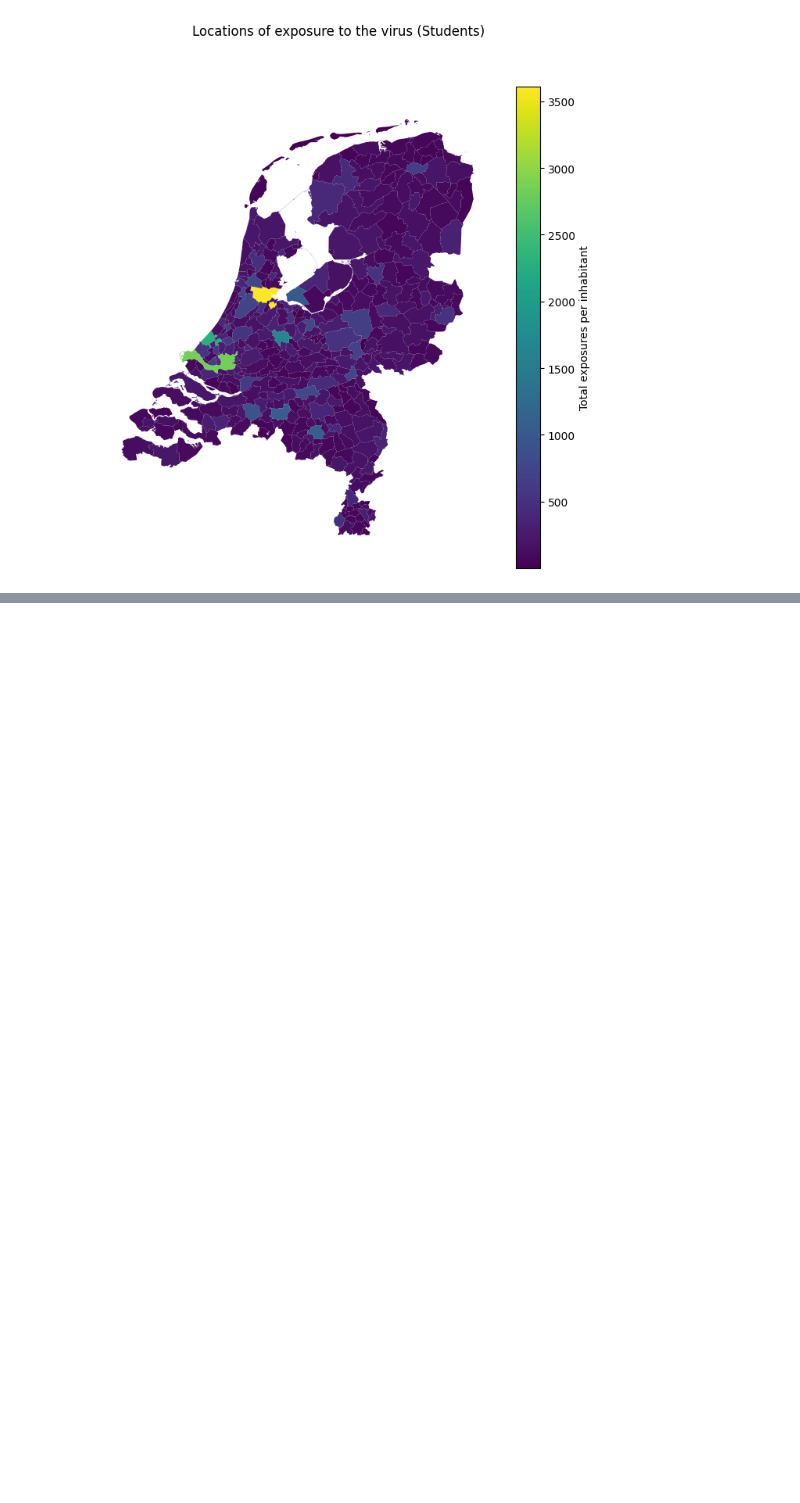
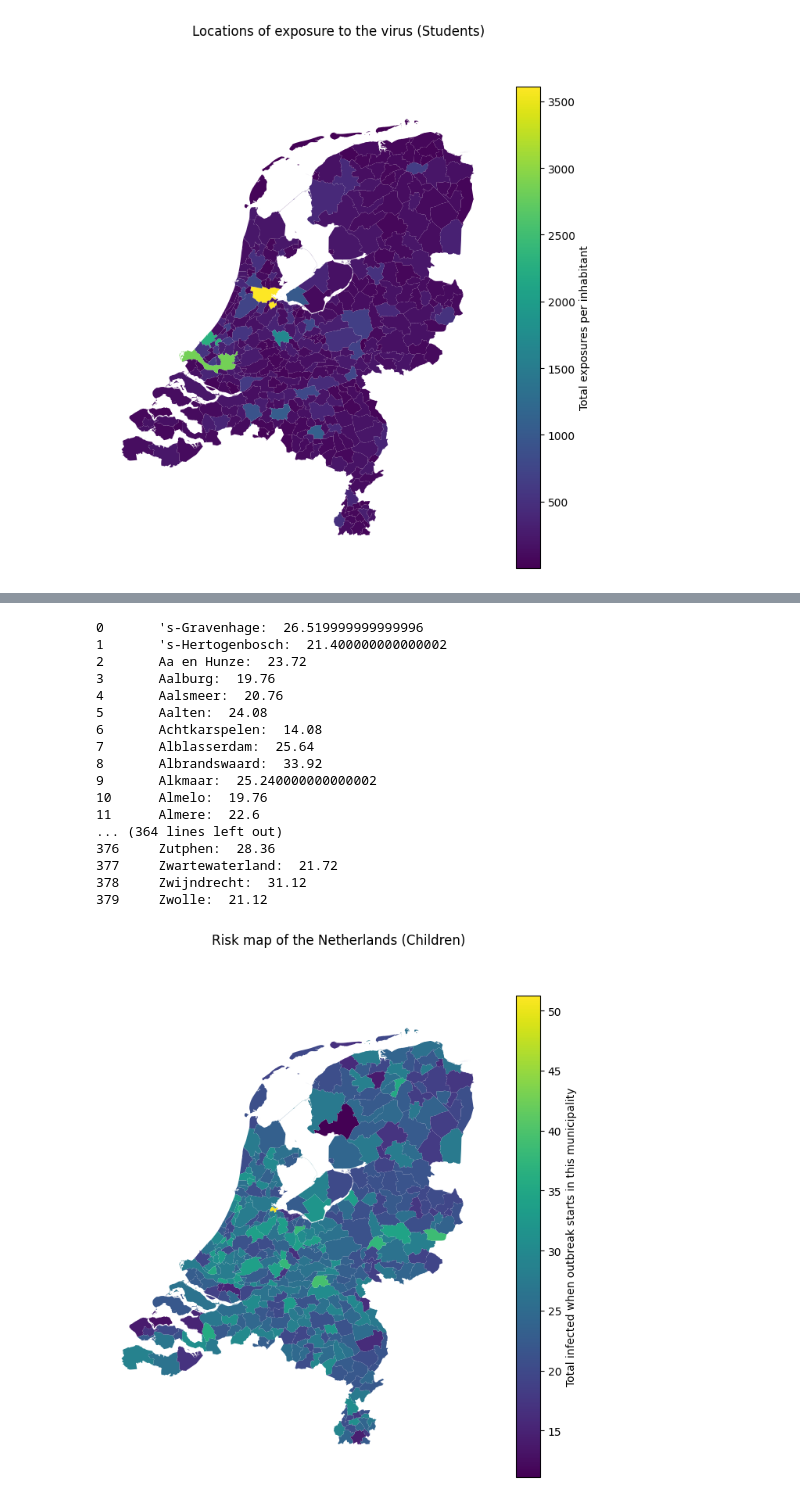
Before and after one commit to larsdekwant/covid-gravity-model, a Jupyter notebook: riskmap.ipynb, the cells around one changed output, grey strips where cells are left out. Saved outputs shown, nothing was run; the diff lists cells and outputs as text; code cells hidden in the pictures; blank space fills up the shorter version.

Commit message:
created riskmap of primary school children

```diff
--- a/riskmap.ipynb
+++ b/riskmap.ipynb
@@ -581,0 +635,37 @@ create_spatial_plot(final_exposure, 'Locations of exposure to the virus (Student
+# %%
+path = os.getcwd() + '/cluster/results/1/High/'
+
+loc_name = np.array(pd.read_pickle(os.path.normpath(path + '../../Gemeenten.pkl'))).T[0]
+n_mun = len(loc_name)
+t_max = 21 * 24
+
+risk_map = np.zeros(n_mun)
+infected_per_municipality = np.zeros((n_mun, t_max, n_mun))
+for loc in range(n_mun):
+    infected_per_municipality[loc] = load_total_infected_avg_runs(path, loc, 1, 5, 5)
+    risk_map[loc] = np.sum(infected_per_municipality[loc, t_max - 1])
+    print(str(loc) +'\t' + loc_name[loc] + ':  ' + str(risk_map[loc]))
+
+# Store the infected data per municipality, because it takes a while to generate
+np.save(path + 'Infected_Per_Municipality_1', infected_per_municipality)
+
+create_spatial_plot(risk_map, 'Risk map of the Netherlands (Children)', 'Total infected when outbreak starts in this municipality')
+# %% [output]
+0       's-Gravenhage:  26.519999999999996
+1       's-Hertogenbosch:  21.400000000000002
+2       Aa en Hunze:  23.72
+3       Aalburg:  19.76
+4       Aalsmeer:  20.76
+5       Aalten:  24.08
+6       Achtkarspelen:  14.08
+7       Alblasserdam:  25.64
+8       Albrandswaard:  33.92
+9       Alkmaar:  25.240000000000002
+10      Almelo:  19.76
+11      Almere:  22.6
+... (364 lines left out)
+376     Zutphen:  28.36
+377     Zwartewaterland:  21.72
+378     Zwijndrecht:  31.12
+379     Zwolle:  21.12
+[figure, added]
```
Also changed, not shown: parts of 3 cells of this notebook, 25 other files.
